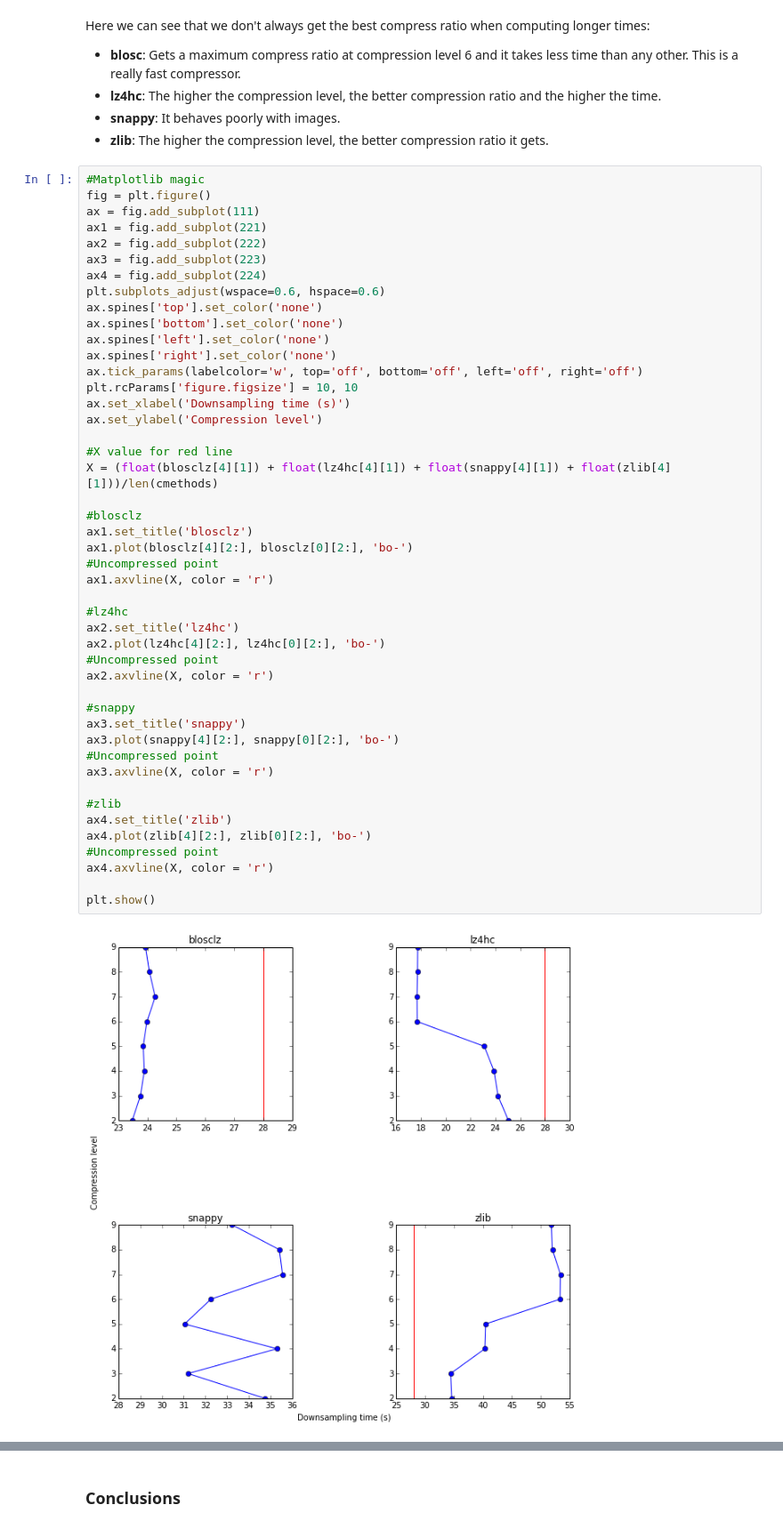
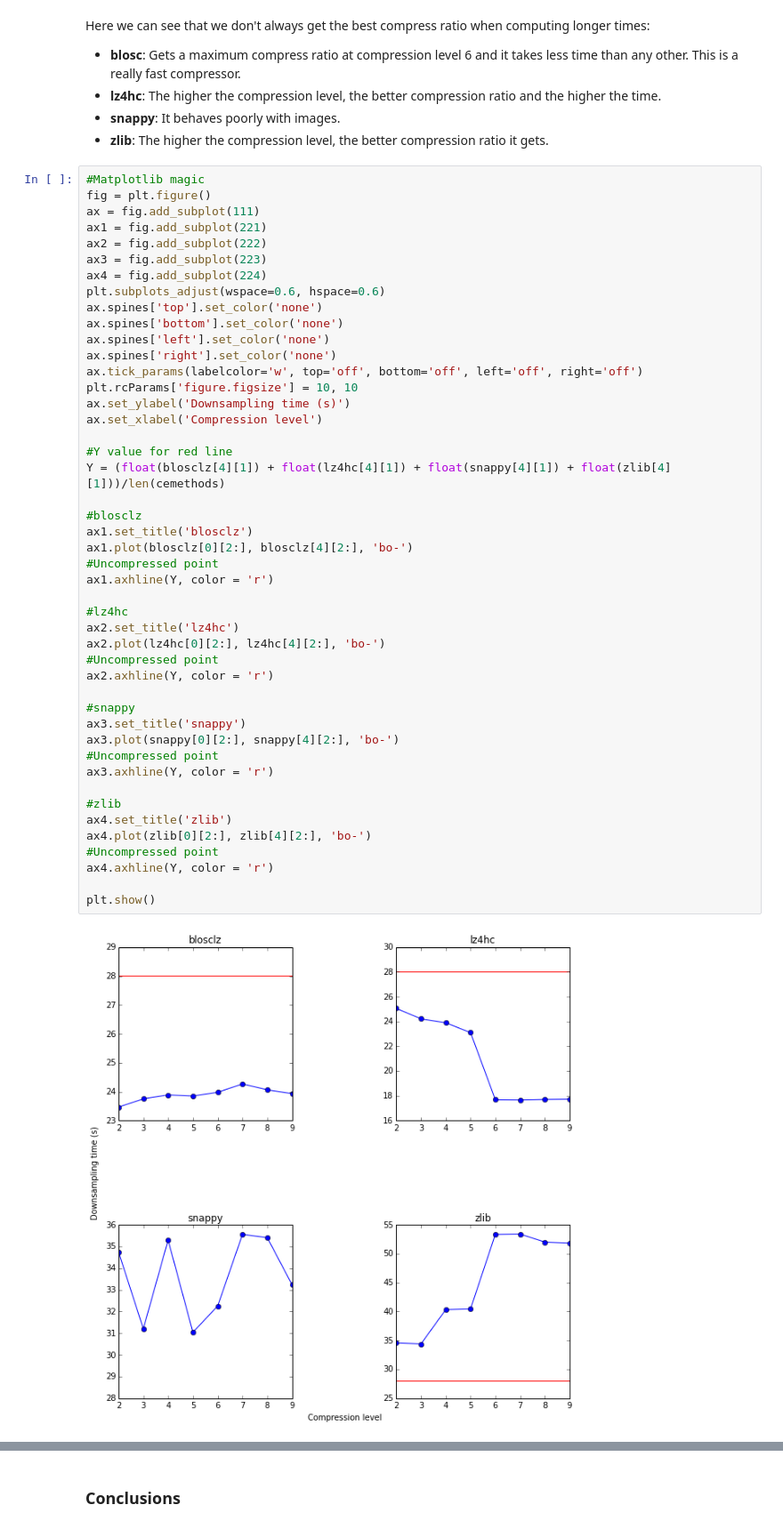
Before and after one commit to pablojimenezmateo/Big-Data, a Jupyter notebook: Barray benchmarks.ipynb, the cells around one changed output, grey strips where cells are left out. Shown: that part at 89% size. Drawn from its saved outputs; the diff is of its cells as text.

Commit message:
Changed the time to be in the Y axis. Added nbviewer lonk to Btable benchmarks.

```diff
--- a/Barray benchmarks.ipynb
+++ b/Barray benchmarks.ipynb
@@ -421,44 +421,44 @@ ax1 = fig.add_subplot(221)
 ax2 = fig.add_subplot(222)
 ax3 = fig.add_subplot(223)
 ax4 = fig.add_subplot(224)
 plt.subplots_adjust(wspace=0.6, hspace=0.6)
 ax.spines['top'].set_color('none')
 ax.spines['bottom'].set_color('none')
 ax.spines['left'].set_color('none')
 ax.spines['right'].set_color('none')
 ax.tick_params(labelcolor='w', top='off', bottom='off', left='off', right='off')
 plt.rcParams['figure.figsize'] = 10, 10
-ax.set_xlabel('Downsampling time (s)')
-ax.set_ylabel('Compression level')
+ax.set_ylabel('Downsampling time (s)')
+ax.set_xlabel('Compression level')
 
-#X value for red line
-X = (float(blosclz[4][1]) + float(lz4hc[4][1]) + float(snappy[4][1]) + float(zlib[4][1]))/len(cmethods)
+#Y value for red line
+Y = (float(blosclz[4][1]) + float(lz4hc[4][1]) + float(snappy[4][1]) + float(zlib[4][1]))/len(cemethods)
 
 #blosclz
 ax1.set_title('blosclz')
-ax1.plot(blosclz[4][2:], blosclz[0][2:], 'bo-')
+ax1.plot(blosclz[0][2:], blosclz[4][2:], 'bo-')
 #Uncompressed point
-ax1.axvline(X, color = 'r')
+ax1.axhline(Y, color = 'r')
 
 #lz4hc
 ax2.set_title('lz4hc')
-ax2.plot(lz4hc[4][2:], lz4hc[0][2:], 'bo-')
+ax2.plot(lz4hc[0][2:], lz4hc[4][2:], 'bo-')
 #Uncompressed point
-ax2.axvline(X, color = 'r')
+ax2.axhline(Y, color = 'r')
 
 #snappy
 ax3.set_title('snappy')
-ax3.plot(snappy[4][2:], snappy[0][2:], 'bo-')
+ax3.plot(snappy[0][2:], snappy[4][2:], 'bo-')
 #Uncompressed point
-ax3.axvline(X, color = 'r')
+ax3.axhline(Y, color = 'r')
 
 #zlib
 ax4.set_title('zlib')
-ax4.plot(zlib[4][2:], zlib[0][2:], 'bo-')
+ax4.plot(zlib[0][2:], zlib[4][2:], 'bo-')
 #Uncompressed point
-ax4.axvline(X, color = 'r')
+ax4.axhline(Y, color = 'r')
 
 plt.show()
 # %% [output]
-[figure, old version]
+[figure, new version]
 # %% [markdown]
```
Also changed, not shown: parts of 2 cells of this notebook, 2 other files.
